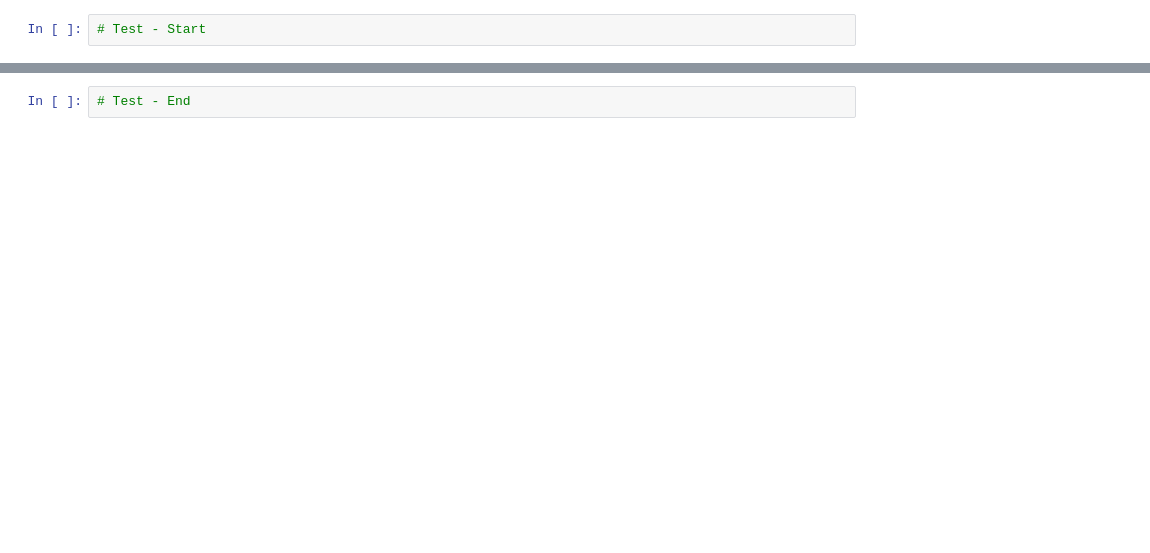
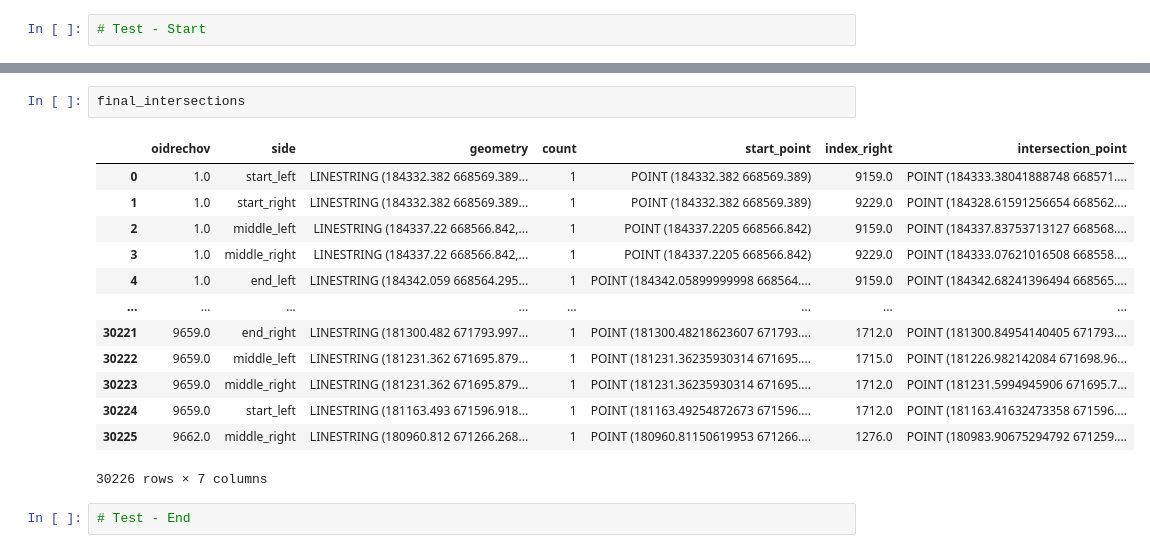
Before and after one commit to achic19/ASC2, a Jupyter notebook: code/sidewalk_width.ipynb, the cells around one changed output, grey strips where cells are left out. Cells and saved outputs as stored; diff of their text form; blank space fills up the shorter version.

```diff
--- a/code/sidewalk_width.ipynb
+++ b/code/sidewalk_width.ipynb
@@ -386,3 +360,19 @@ intersections
+# %%
+final_intersections
+# %% [output]
+|  | oidrechov | side | geometry | count | start_point | index_right | intersection_point |
+| 0 | 1.0 | start_left | LINESTRING (184332.382 668569.389... | 1 | POINT (184332.382 668569.389) | 9159.0 | POINT (184333.38041888748 668571.... |
+| 1 | 1.0 | start_right | LINESTRING (184332.382 668569.389... | 1 | POINT (184332.382 668569.389) | 9229.0 | POINT (184328.61591256654 668562.... |
+| 2 | 1.0 | middle_left | LINESTRING (184337.22 668566.842,... | 1 | POINT (184337.2205 668566.842) | 9159.0 | POINT (184337.83753713127 668568.... |
+| 3 | 1.0 | middle_right | LINESTRING (184337.22 668566.842,... | 1 | POINT (184337.2205 668566.842) | 9229.0 | POINT (184333.07621016508 668558.... |
+| 4 | 1.0 | end_left | LINESTRING (184342.059 668564.295... | 1 | POINT (184342.05899999998 668564.... | 9159.0 | POINT (184342.68241396494 668565.... |
+| ... | ... | ... | ... | ... | ... | ... | ... |
+| 30221 | 9659.0 | end_right | LINESTRING (181300.482 671793.997... | 1 | POINT (181300.48218623607 671793.... | 1712.0 | POINT (181300.84954140405 671793.... |
+| 30222 | 9659.0 | middle_left | LINESTRING (181231.362 671695.879... | 1 | POINT (181231.36235930314 671695.... | 1715.0 | POINT (181226.982142084 671698.96... |
+| 30223 | 9659.0 | middle_right | LINESTRING (181231.362 671695.879... | 1 | POINT (181231.36235930314 671695.... | 1712.0 | POINT (181231.5994945906 671695.7... |
+| 30224 | 9659.0 | start_left | LINESTRING (181163.493 671596.918... | 1 | POINT (181163.49254872673 671596.... | 1712.0 | POINT (181163.41632473358 671596.... |
+| 30225 | 9662.0 | middle_right | LINESTRING (180960.812 671266.268... | 1 | POINT (180960.81150619953 671266.... | 1276.0 | POINT (180983.90675294792 671259.... |
+30226 rows × 7 columns
 # %%
 # Test - End
 # %%
```
Also changed, not shown: parts of 39 cells of this notebook.
